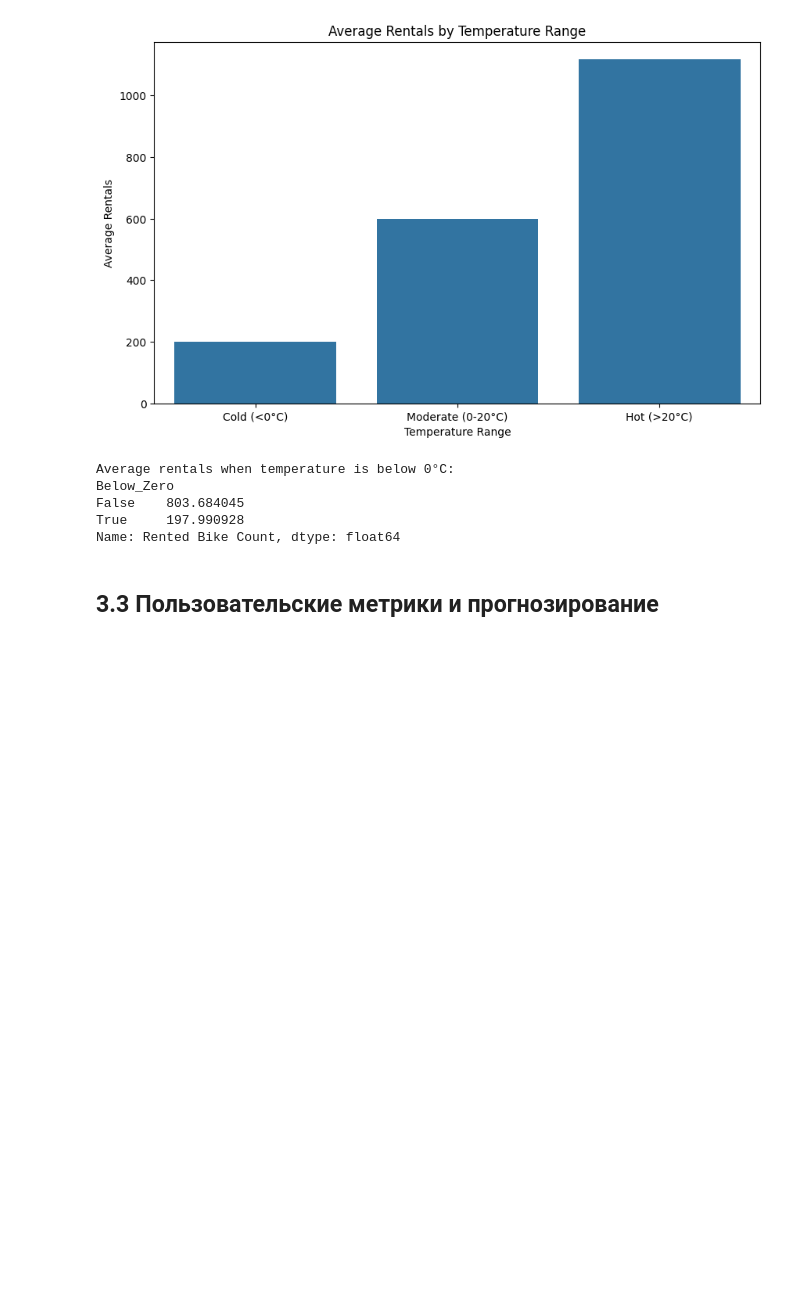
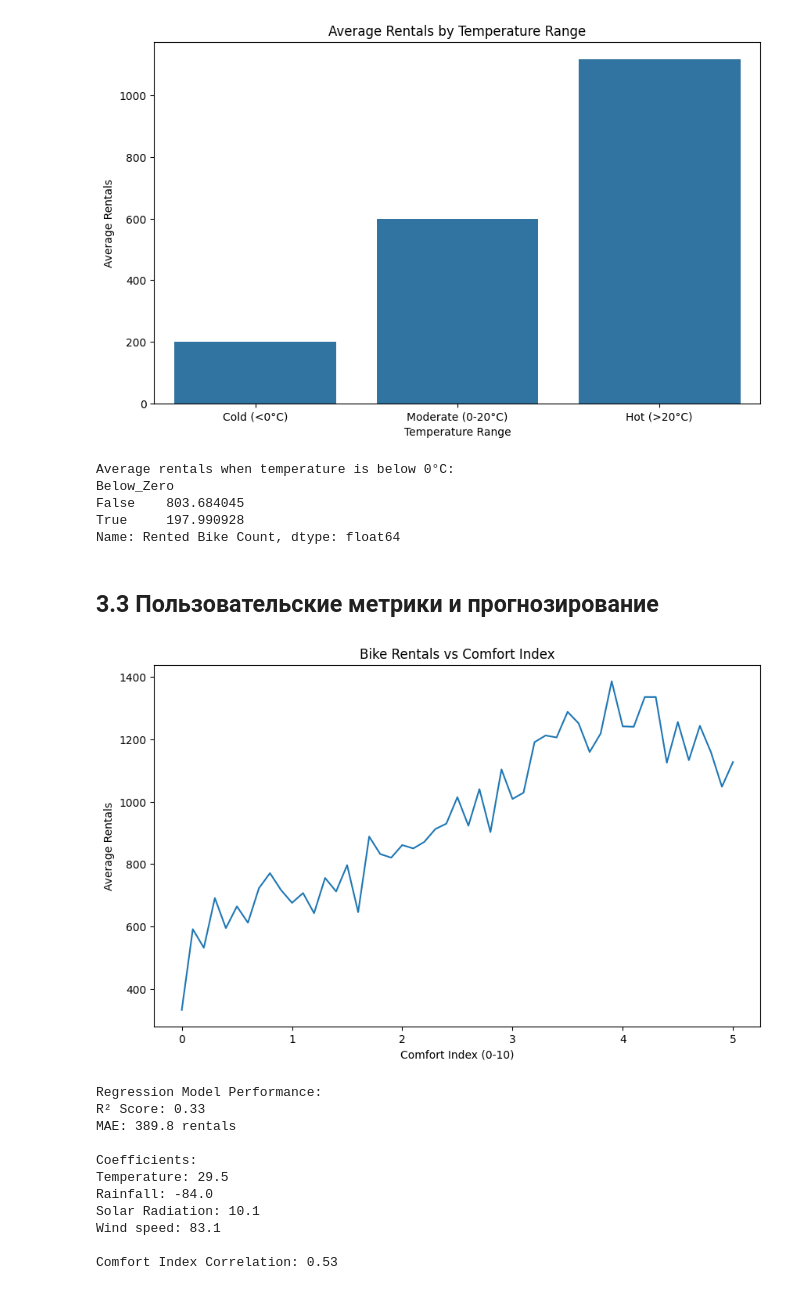
Before and after one commit to EZHOWWW/plab2, a Jupyter notebook: lab.ipynb, the cells around one changed output. Drawn from its saved outputs; the diff is of its cells as text; code cells hidden in the pictures; blank space fills up the shorter version.

```diff
--- a/lab.ipynb
+++ b/lab.ipynb
@@ -506,3 +506,76 @@ True     197.990928
 Name: Rented Bike Count, dtype: float64
 # %% [markdown]
 ## 3.3 Пользовательские метрики и прогнозирование
+# %%
+def calculate_comfort_index(temp, rainfall, solar_rad, wind_speed):
+    temp_score = np.clip(
+        5 * ((temp - 10) / 20),
+        0,
+        5,
+    )
+
+    rain_penalty = np.clip(rainfall * 0.4, 0, 2)
+
+    solar_bonus = np.clip(solar_rad / 500, 0, 2)
+
+    wind_penalty = np.clip((wind_speed - 5) * 0.2, 0, 1)
+
+    comfort_score = temp_score + solar_bonus - rain_penalty - wind_penalty
+    return np.clip(round(comfort_score, 1), 0, 10)
+
+
+data['Comfort_Index'] = data.apply(
+    lambda x: calculate_comfort_index(
+        x['Temperature'],
+        x['Rainfall'],
+        x['Solar Radiation'],
+        x['Wind speed']
+    ),
+    axis=1
+)
+
+
+plt.figure(figsize=(10, 6))
+sns.lineplot(
+    x="Comfort_Index", y="Rented Bike Count", data=data, estimator="mean", errorbar=None
+)
+plt.title("Bike Rentals vs Comfort Index")
+plt.xlabel("Comfort Index (0-10)")
+plt.ylabel("Average Rentals")
+plt.show()
+
+# 2. Linear Regression Model
+from sklearn.linear_model import LinearRegression
+from sklearn.metrics import mean_absolute_error, r2_score
+
+X = data[["Temperature", "Rainfall", 'Solar Radiation', 'Wind speed']]
+y = data["Rented Bike Count"]
+
+model = LinearRegression()
+model.fit(X, y)
+
+y_pred = model.predict(X)
+
+print(f"\nRegression Model Performance:")
+print(f"R² Score: {r2_score(y, y_pred):.2f}")
+print(f"MAE: {mean_absolute_error(y, y_pred):.1f} rentals")
+print("\nCoefficients:")
+for feature, coef in zip(X.columns, model.coef_):
+    print(f"{feature}: {coef:.1f}")
+
+# 4. Model Interpretation
+comfort_corr = data["Comfort_Index"].corr(data["Rented Bike Count"])
+print(f"\nComfort Index Correlation: {comfort_corr:.2f}")
+# %% [output]
+[figure, added]
+Regression Model Performance:
+R² Score: 0.33
+MAE: 389.8 rentals
+
+Coefficients:
+Temperature: 29.5
+Rainfall: -84.0
+Solar Radiation: 10.1
+Wind speed: 83.1
+
+Comfort Index Correlation: 0.53
```
Also changed, not shown: parts of 1 cell of this notebook, 1 other file.
